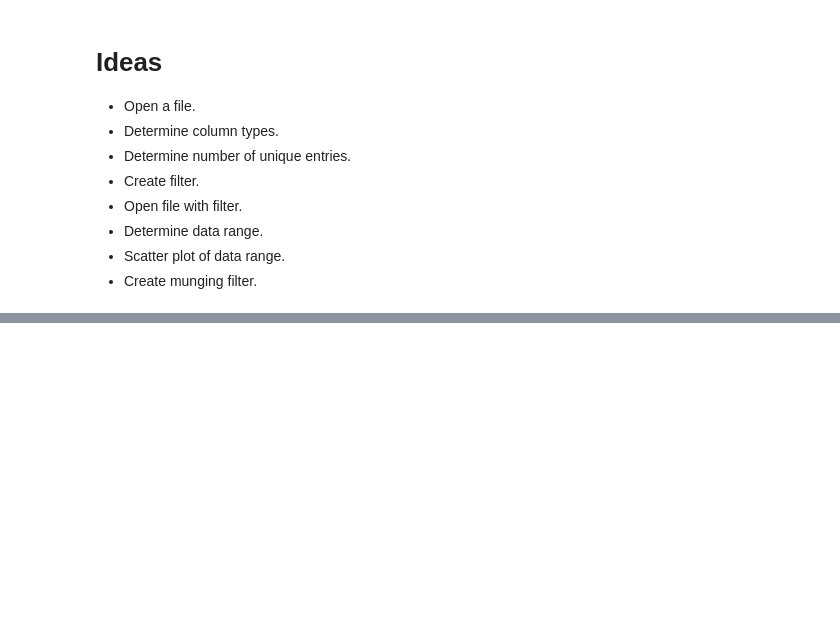
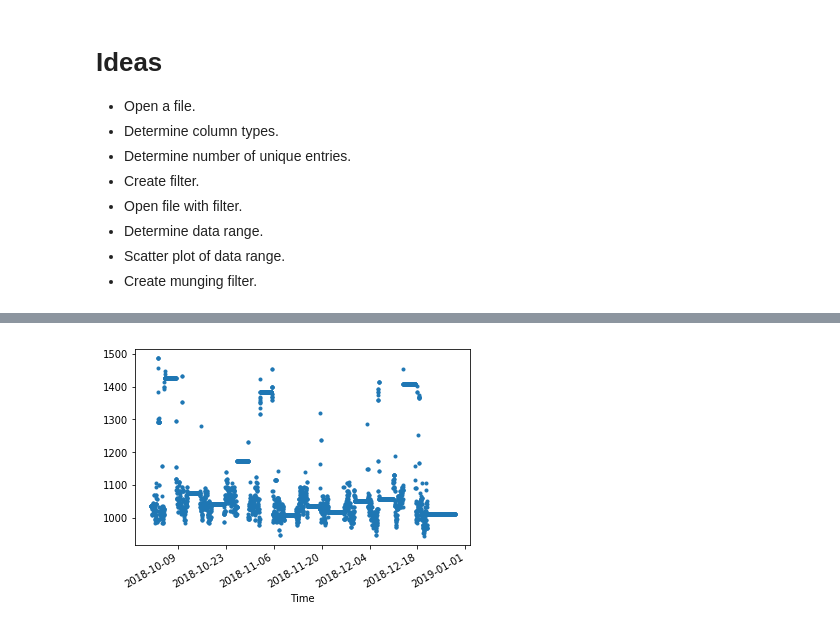
Before and after one commit to gillespilon/noob, a Jupyter notebook: data_file_diagnose.ipynb, the cells around one changed output, grey strips where cells are left out. Cells and saved outputs as stored; diff of their text form; code cells hidden in the pictures; blank space fills up the shorter version.

Commit message:
Add scatter plot for one column.

```diff
--- a/data_file_diagnose.ipynb
+++ b/data_file_diagnose.ipynb
@@ -87,0 +166,8 @@ df.dtypes
+# %%
+# Create a scatter plot of one column versus the index 'Time'.
+import matplotlib.pyplot as plt
+ax = df.plot.line(y='Water Load (lb/MSF)',
+                  legend=False,
+                  style='.')
+# %% [output]
+[figure, added]
```
Also changed, not shown: parts of 8 cells of this notebook.
